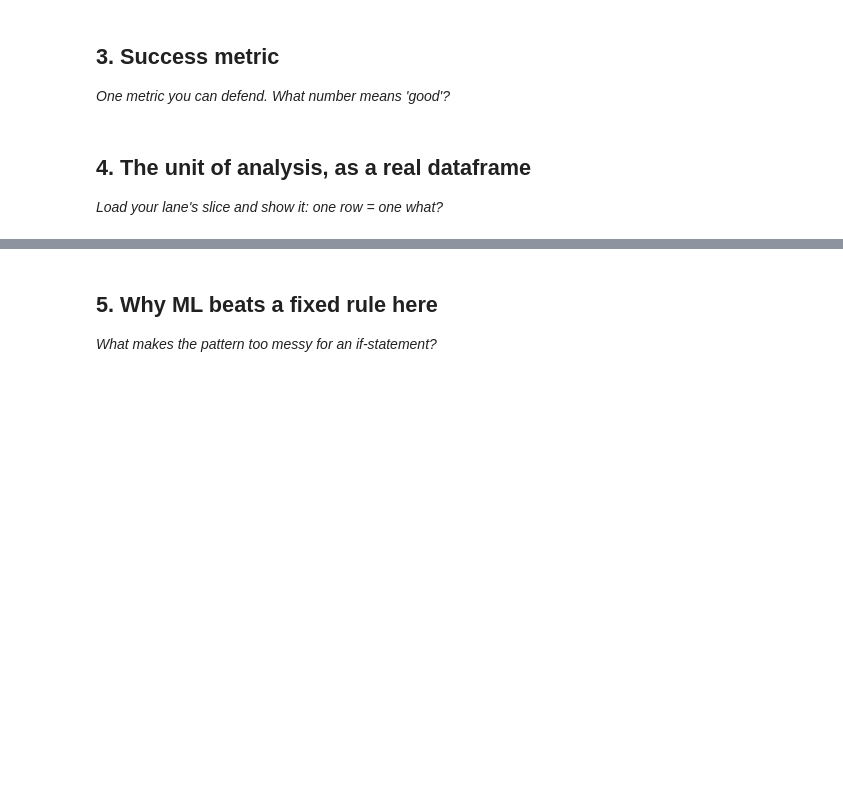
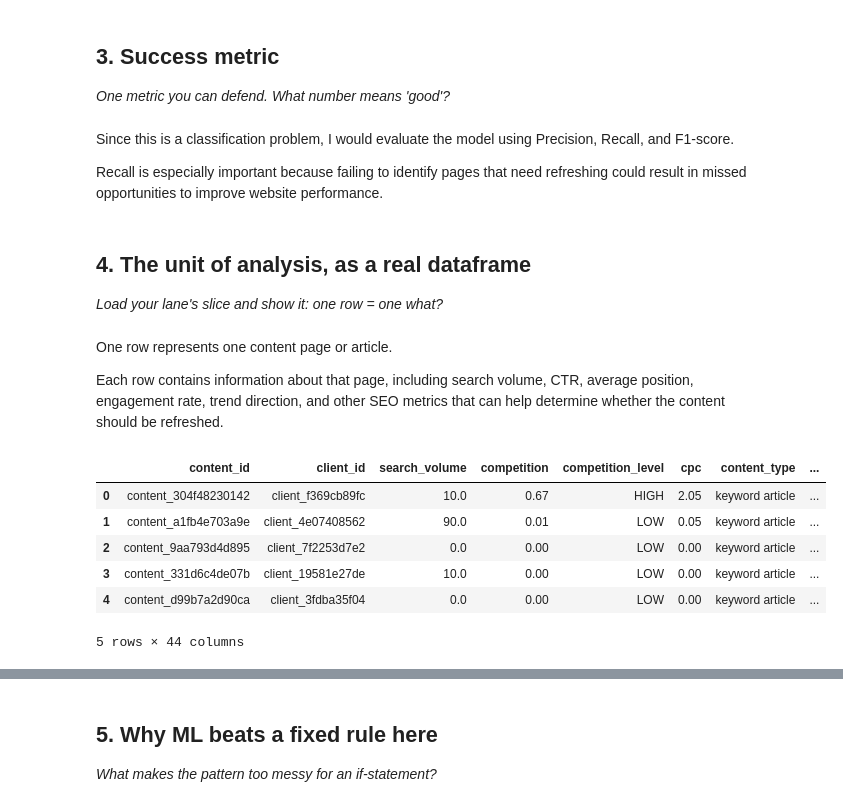
Before and after one commit to Asiya-Akhtar/flyrank-ml, a Jupyter notebook: work/notebooks/w02_ml_task_framing.ipynb, the cells around one changed output, grey strips where cells are left out. Drawn from its saved outputs; the diff is of its cells as text; code cells hidden in the pictures; blank space fills up the shorter version.

```diff
--- a/work/notebooks/w02_ml_task_framing.ipynb
+++ b/work/notebooks/w02_ml_task_framing.ipynb
@@ -31,6 +66,10 @@ FileNotFoundError: [Errno 2] No such file or directory: 'data/raw/content_refres
 ## 3. Success metric
 
 *One metric you can defend. What number means 'good'?*
+# %% [markdown]
+Since this is a classification problem, I would evaluate the model using Precision, Recall, and F1-score.
+
+Recall is especially important because failing to identify pages that need refreshing could result in missed opportunities to improve website performance.
 # %%
 # This cell is for CODE (numbers, a query, a check).
 # Write your text answer in the cell ABOVE this one — typing sentences here breaks Run All.
@@ -38,6 +77,21 @@ FileNotFoundError: [Errno 2] No such file or directory: 'data/raw/content_refres
 ## 4. The unit of analysis, as a real dataframe
 
 *Load your lane's slice and show it: one row = one what?*
+# %% [markdown]
+One row represents one content page or article.
+
+Each row contains information about that page, including search volume, CTR, average position, engagement rate, trend direction, and other SEO metrics that can help determine whether the content should be refreshed.
 # %%
 # This cell is for CODE (numbers, a query, a check).
 # Write your text answer in the cell ABOVE this one — typing sentences here breaks Run All.
+# %%
+# Show the first few rows
+df.head()
+# %% [output]
+|  | content_id | client_id | search_volume | competition | competition_level | cpc | content_type | ... |
+| 0 | content_304f48230142 | client_f369cb89fc | 10.0 | 0.67 | HIGH | 2.05 | keyword article | ... |
+| 1 | content_a1fb4e703a9e | client_4e07408562 | 90.0 | 0.01 | LOW | 0.05 | keyword article | ... |
+| 2 | content_9aa793d4d895 | client_7f2253d7e2 | 0.0 | 0.00 | LOW | 0.00 | keyword article | ... |
+| 3 | content_331d6c4de07b | client_19581e27de | 10.0 | 0.00 | LOW | 0.00 | keyword article | ... |
+| 4 | content_d99b7a2d90ca | client_3fdba35f04 | 0.0 | 0.00 | LOW | 0.00 | keyword article | ... |
+5 rows × 44 columns
```
Also changed, not shown: parts of 8 cells of this notebook.
